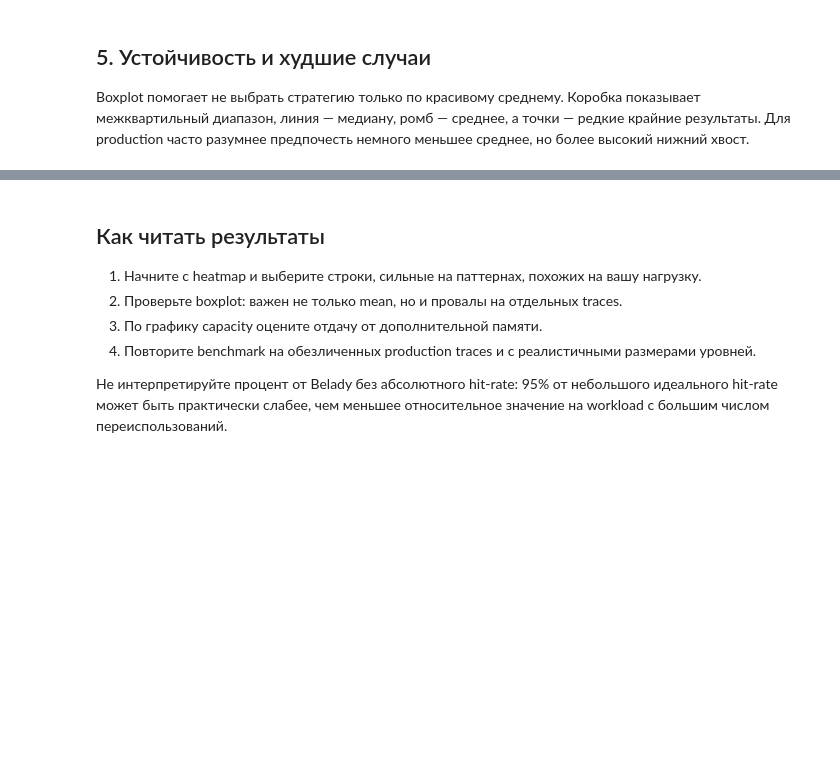
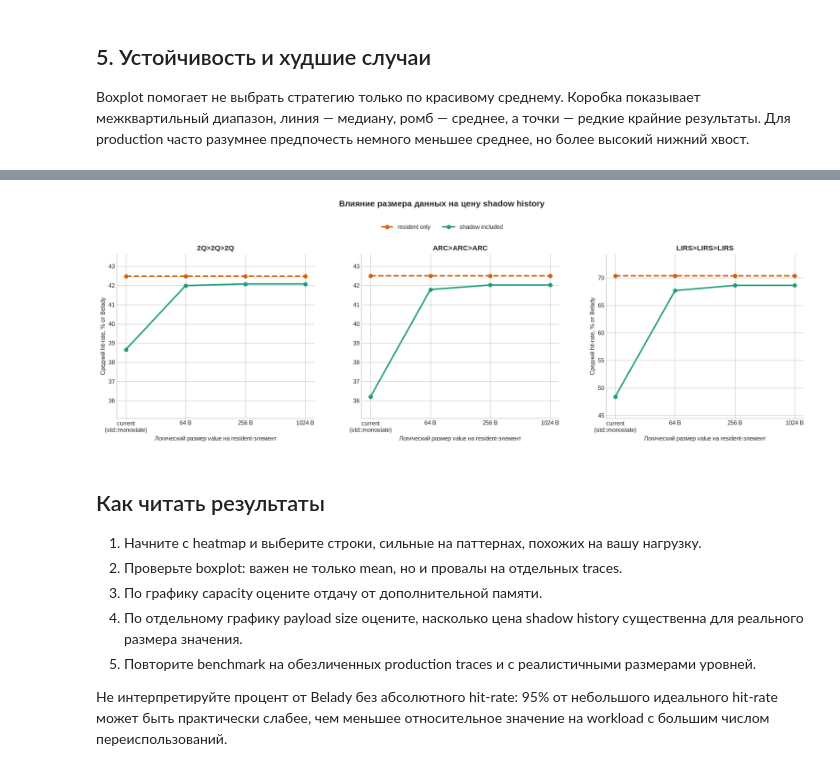
Before and after one commit to the-lenoz/CacheResearch, a Jupyter notebook: cache_benchmarks.ipynb, the cells around one changed output, grey strips where cells are left out. Saved outputs shown, nothing was run; the diff lists cells and outputs as text; code cells hidden in the pictures; blank space fills up the shorter version.

```diff
--- a/cache_benchmarks.ipynb
+++ b/cache_benchmarks.ipynb
@@ -354,7 +412,7 @@ for index, policies in enumerate(top5):
     means = [statistics.fmean(by_capacity[capacity]) for capacity in capacities]
     ax.plot(capacities, means, marker='o', linewidth=2.2, color=COLORS[index], label=policies)
 
-ax.set_xlabel('Суммарный resident capacity, элементов')
+ax.set_xlabel('Суммарный budget, в эквивалентах resident item')
 ax.set_ylabel('Средний абсолютный hit-rate, %')
 ax.set_title('Насколько политика выигрывает от увеличения кэша')
 ax.legend(frameon=False)
@@ -365,0 +430,73 @@ plt.show()
+# %%
+value_size_rows = load_results(VALUE_SIZE_RESULTS_CSV)
+value_size_failed = [row for row in value_size_rows if row['status'] != 'ok']
+if value_size_failed:
+    raise RuntimeError(f'{len(value_size_failed)} value-size benchmark runs failed')
+
+VALUE_SIZE_ORDER = ['current', '64', '256', '1024']
+VALUE_SIZE_LABELS = ['current\n(std::monostate)', '64 B', '256 B', '1024 B']
+VALUE_SIZE_POLICIES = ['2Q>2Q>2Q', 'ARC>ARC>ARC', 'LIRS>LIRS>LIRS']
+VALUE_SIZE_MODES = ['resident_only', 'resident_and_shadow']
+
+observed = {
+    (str(row['policies']), str(row['capacity_mode']), str(row['value_bytes']), str(row['workload']))
+    for row in value_size_rows
+}
+expected = {
+    (policies, mode, value_bytes, workload)
+    for policies in VALUE_SIZE_POLICIES
+    for mode in VALUE_SIZE_MODES
+    for value_bytes in VALUE_SIZE_ORDER
+    for workload in workloads
+}
+assert observed == expected, f'value-size matrix is incomplete: missing={len(expected - observed)}, extra={len(observed - expected)}'
+
+value_size_scores: dict[tuple[str, str, str], list[float]] = defaultdict(list)
+for row in value_size_rows:
+    key = (str(row['policies']), str(row['capacity_mode']), str(row['value_bytes']))
+    value_size_scores[key].append(float(row['percent_of_ideal']))
+
+print('Средний hit-rate, % от Belady')
+print(f"{'policy':<16} {'mode':<22} " + ' '.join(f'{size:>9}' for size in VALUE_SIZE_ORDER))
+for policies in VALUE_SIZE_POLICIES:
+    for mode in VALUE_SIZE_MODES:
+        means = [statistics.fmean(value_size_scores[(policies, mode, size)]) for size in VALUE_SIZE_ORDER]
+        print(f"{policies:<16} {mode:<22} " + ' '.join(f'{value:>8.2f}%' for value in means))
+
+fig, axes = plt.subplots(1, 3, figsize=(17, 6.2), sharey=False)
+mode_style = {
+    'resident_only': {'label': 'resident only', 'color': '#d95f02', 'linestyle': '--'},
+    'resident_and_shadow': {'label': 'shadow included', 'color': '#1b9e77', 'linestyle': '-'},
+}
+x = list(range(len(VALUE_SIZE_ORDER)))
+panel_values: dict[str, list[float]] = {}
+for policies in VALUE_SIZE_POLICIES:
+    panel_values[policies] = [
+        statistics.fmean(value_size_scores[(policies, mode, size)])
+        for mode in VALUE_SIZE_MODES
+        for size in VALUE_SIZE_ORDER
+    ]
+
+def padded_limits(values: list[float]) -> tuple[float, float]:
+    low, high = min(values), max(values)
+    padding = max(1.0, (high - low) * 0.18)
+    return max(0.0, low - padding), min(100.0, high + padding)
+
+simple_limits = padded_limits(panel_values['2Q>2Q>2Q'] + panel_values['ARC>ARC>ARC'])
+for ax, policies in zip(axes, VALUE_SIZE_POLICIES, strict=True):
+    for mode in VALUE_SIZE_MODES:
+        means = [statistics.fmean(value_size_scores[(policies, mode, size)]) for size in VALUE_SIZE_ORDER]
+        style = mode_style[mode]
+        ax.plot(x, means, marker='o', linewidth=2.4, markersize=6, **style)
+    ax.set_xticks(x, VALUE_SIZE_LABELS)
+    ax.set_title(policies)
+    ax.set_xlabel('Логический размер value на resident-элемент')
+    ax.set_ylim(*(simple_limits if policies != 'LIRS>LIRS>LIRS' else padded_limits(panel_values[policies])))
+axes[0].set_ylabel('Средний hit-rate, % от Belady')
+axes[2].set_ylabel('Средний hit-rate, % от Belady')
+handles, labels = axes[0].get_legend_handles_labels()
+fig.suptitle('Влияние размера данных на цену shadow history', y=0.98, fontsize=14, fontweight='bold')
+fig.legend(handles, labels, loc='upper center', bbox_to_anchor=(0.5, 0.91), ncol=2, frameon=False)
+fig.subplots_adjust(left=0.06, right=0.99, bottom=0.17, top=0.78, wspace=0.24)
+plt.show()
+# %% [output]
@@ -366,9 +511,11 @@ plt.show()
+[figure, added]
 # %% [markdown]
 ## Как читать результаты
 
 1. Начните с heatmap и выберите строки, сильные на паттернах, похожих на вашу нагрузку.
 2. Проверьте boxplot: важен не только mean, но и провалы на отдельных traces.
 3. По графику capacity оцените отдачу от дополнительной памяти.
-4. Повторите benchmark на обезличенных production traces и с реалистичными размерами уровней.
+4. По отдельному графику payload size оцените, насколько цена shadow history существенна для реального размера значения.
+5. Повторите benchmark на обезличенных production traces и с реалистичными размерами уровней.
 
 Не интерпретируйте процент от Belady без абсолютного hit-rate: 95% от небольшого идеального hit-rate может быть практически слабее, чем меньшее относительное значение на workload с большим числом переиспользований.
```
Also changed, not shown: parts of 14 cells of this notebook, 11 other files.
